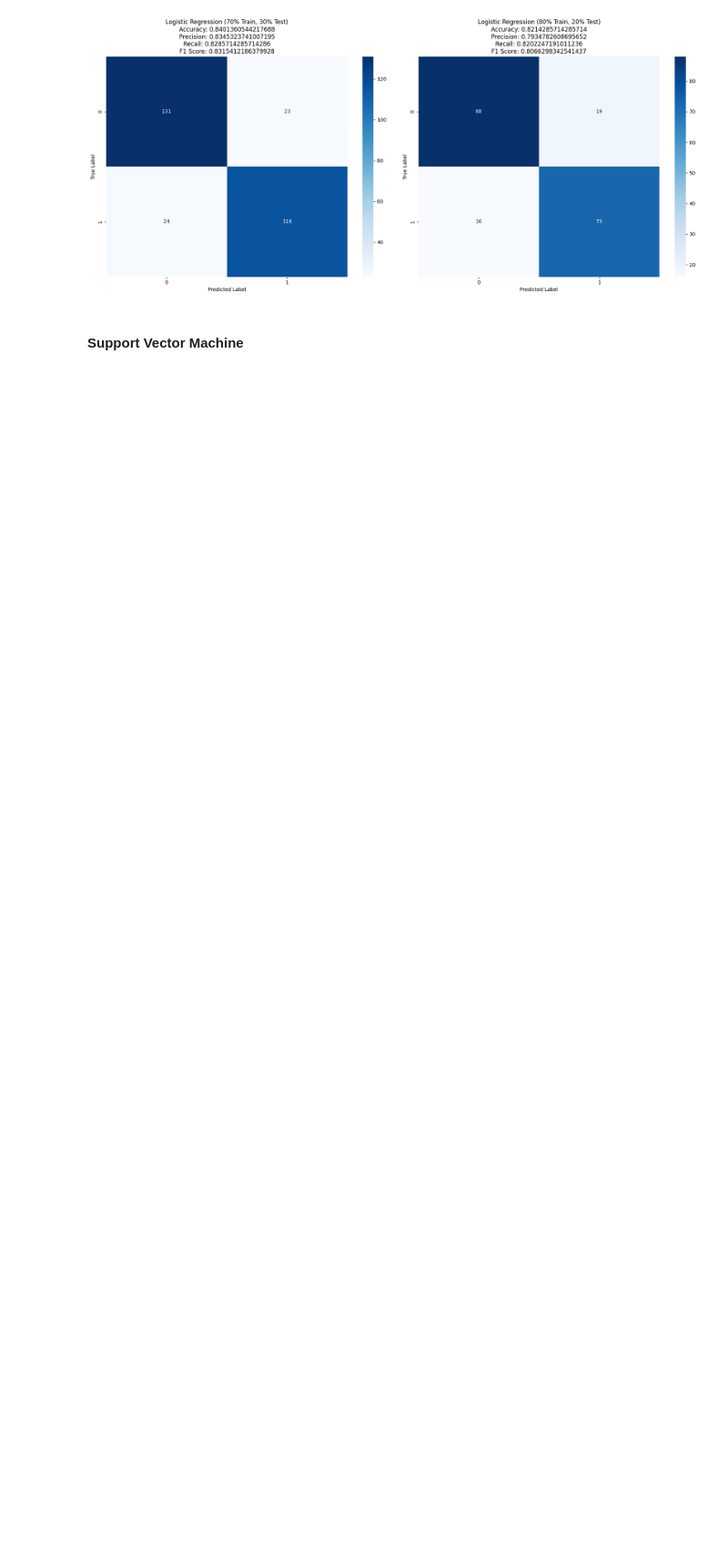
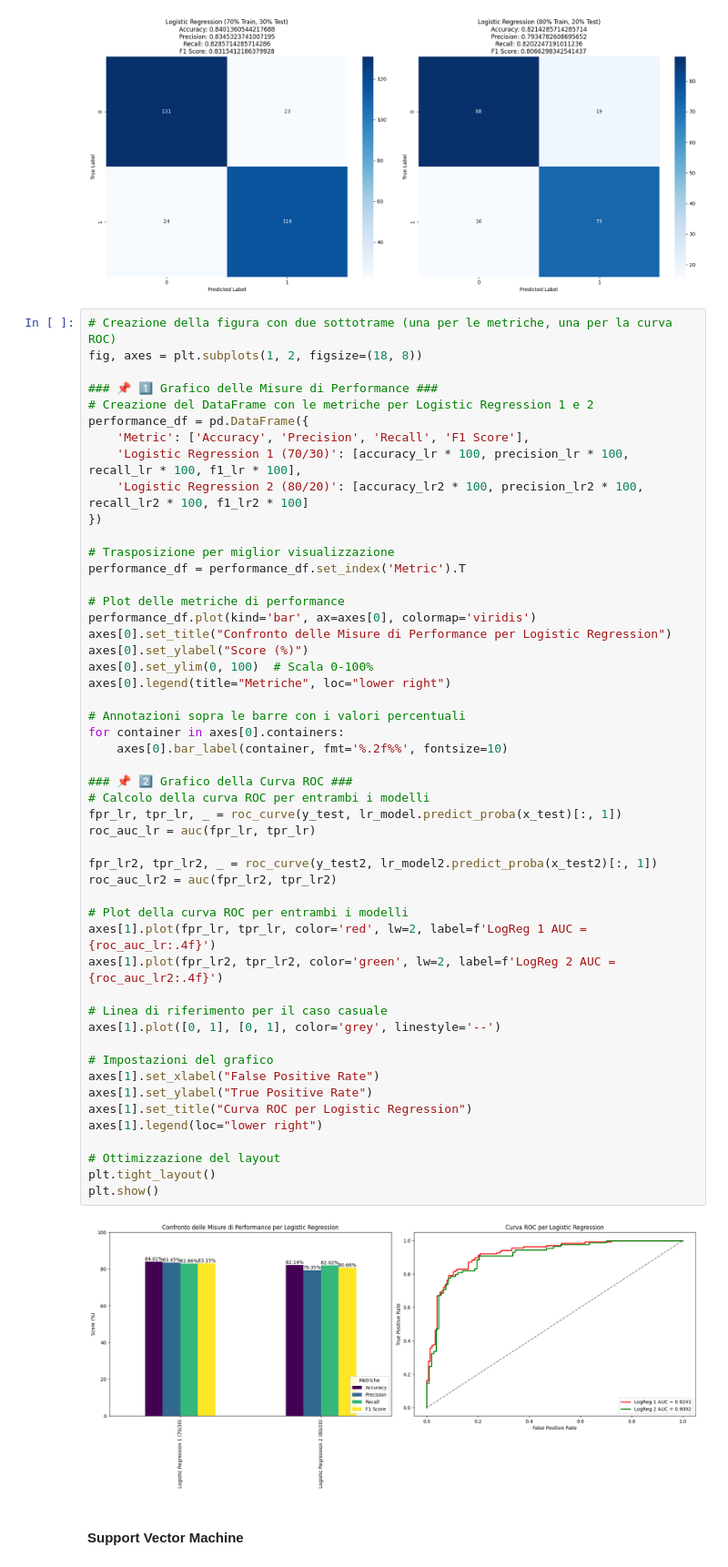
Before and after one commit to oleksandragolub/Progetto-Machine-Learning, a Jupyter notebook: progetto_machine_learning.ipynb, the cells around one changed output. Shown at 91% size. Cells and saved outputs as stored; diff of their text form; blank space fills up the shorter version.

```diff
--- a/progetto_machine_learning.ipynb
+++ b/progetto_machine_learning.ipynb
@@ -1422,6 +1476,58 @@ plt.tight_layout()
 plt.show()
 # %% [output]
 [figure]
+# %%
+# Creazione della figura con due sottotrame (una per le metriche, una per la curva ROC)
+fig, axes = plt.subplots(1, 2, figsize=(18, 8))
+
+### 📌 1️⃣ Grafico delle Misure di Performance ###
+# Creazione del DataFrame con le metriche per Logistic Regression 1 e 2
+performance_df = pd.DataFrame({
+    'Metric': ['Accuracy', 'Precision', 'Recall', 'F1 Score'],
+    'Logistic Regression 1 (70/30)': [accuracy_lr * 100, precision_lr * 100, recall_lr * 100, f1_lr * 100],
+    'Logistic Regression 2 (80/20)': [accuracy_lr2 * 100, precision_lr2 * 100, recall_lr2 * 100, f1_lr2 * 100]
+})
+
+# Trasposizione per miglior visualizzazione
+performance_df = performance_df.set_index('Metric').T
+
+# Plot delle metriche di performance
+performance_df.plot(kind='bar', ax=axes[0], colormap='viridis')
+axes[0].set_title("Confronto delle Misure di Performance per Logistic Regression")
+axes[0].set_ylabel("Score (%)")
+axes[0].set_ylim(0, 100)  # Scala 0-100%
+axes[0].legend(title="Metriche", loc="lower right")
+
+# Annotazioni sopra le barre con i valori percentuali
+for container in axes[0].containers:
+    axes[0].bar_label(container, fmt='%.2f%%', fontsize=10)
+
+### 📌 2️⃣ Grafico della Curva ROC ###
+# Calcolo della curva ROC per entrambi i modelli
+fpr_lr, tpr_lr, _ = roc_curve(y_test, lr_model.predict_proba(x_test)[:, 1])
+roc_auc_lr = auc(fpr_lr, tpr_lr)
+
+fpr_lr2, tpr_lr2, _ = roc_curve(y_test2, lr_model2.predict_proba(x_test2)[:, 1])
+roc_auc_lr2 = auc(fpr_lr2, tpr_lr2)
+
+# Plot della curva ROC per entrambi i modelli
+axes[1].plot(fpr_lr, tpr_lr, color='red', lw=2, label=f'LogReg 1 AUC = {roc_auc_lr:.4f}')
+axes[1].plot(fpr_lr2, tpr_lr2, color='green', lw=2, label=f'LogReg 2 AUC = {roc_auc_lr2:.4f}')
+
+# Linea di riferimento per il caso casuale
+axes[1].plot([0, 1], [0, 1], color='grey', linestyle='--')
+
+# Impostazioni del grafico
+axes[1].set_xlabel("False Positive Rate")
+axes[1].set_ylabel("True Positive Rate")
+axes[1].set_title("Curva ROC per Logistic Regression")
+axes[1].legend(loc="lower right")
+
+# Ottimizzazione del layout
+plt.tight_layout()
+plt.show()
+# %% [output]
+[figure, added]
 # %% [markdown]
 #### Support Vector Machine
 # %%
```
Also changed, not shown: parts of 6 cells of this notebook.
